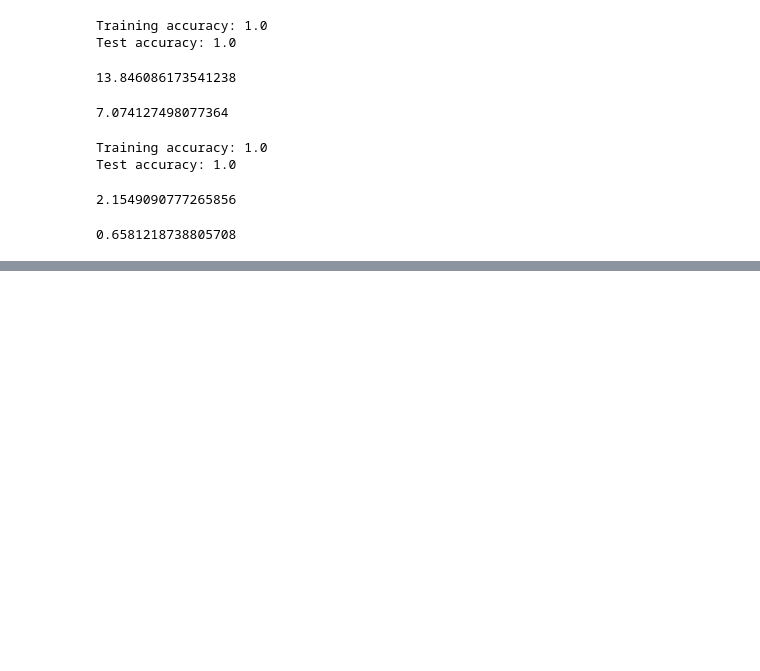
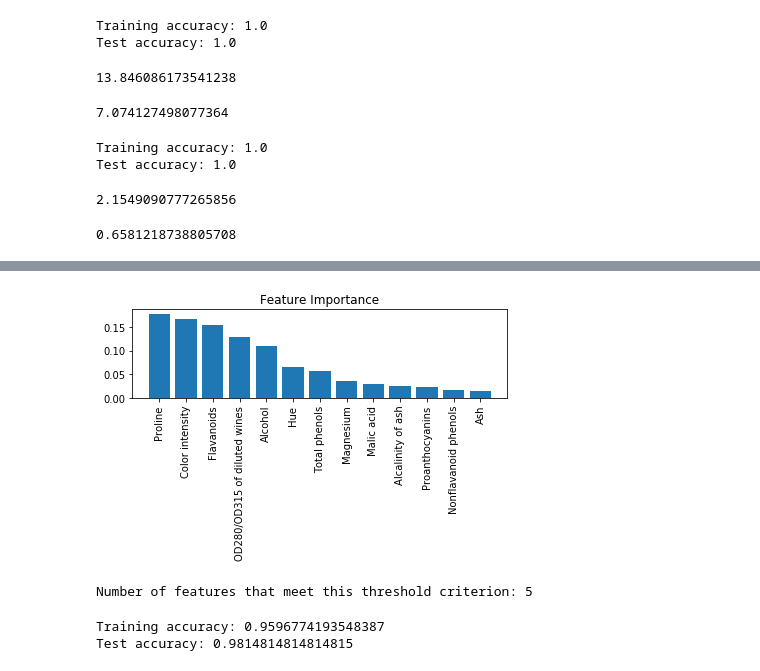
Before and after one commit to cbare/python_machine_learning_book, a Jupyter notebook: notebooks/ch04-wine.ipynb, the cells around one changed output, grey strips where cells are left out. Drawn from its saved outputs; the diff is of its cells as text; code cells hidden in the pictures; blank space fills up the shorter version.

Commit message:
feature selection

```diff
--- a/notebooks/ch04-wine.ipynb
+++ b/notebooks/ch04-wine.ipynb
@@ -144,0 +148,5 @@ plt.show()
+# %%
+#forest = RandomForestClassifier(n_estimators=500, random_state=1)
+forest = RandomForestClassifier(n_estimators=1000)
+forest.fit(X_train, y_train)
+forest.score(X_train, y_train)
@@ -144,0 +155,9 @@ plt.show()
+# %%
+feat_labels = df_wine.columns[1:]
+# %%
+df_feature_importance = pd.DataFrame({
+    'feature': feat_labels,
+    'importance': forest.feature_importances_,
+}).sort_values(by='importance', ascending=False)
+
+df_feature_importance
@@ -144,0 +179,31 @@ plt.show()
+# %%
+plt.title('Feature Importance')
+plt.bar(range(X_train.shape[1]),
+        df_feature_importance.importance,
+        align='center')
+
+plt.xticks(range(X_train.shape[1]),
+           df_feature_importance.feature,
+           rotation=90)
+plt.xlim([-1, X_train.shape[1]])
+plt.tight_layout()
+plt.show()
+# %% [output]
+[figure, added]
+# %%
+from sklearn.feature_selection import SelectFromModel
+
+sfm = SelectFromModel(forest, threshold=0.1, prefit=True)
+X_selected = sfm.transform(X_train)
+print('Number of features that meet this threshold criterion:',
+      X_selected.shape[1])
+# %% [output]
+Number of features that meet this threshold criterion: 5
+# %%
+lr = LogisticRegression(solver='lbfgs', multi_class='ovr', penalty='l2', C=1.0, max_iter=1000)
+lr.fit(X_selected, y_train)
+print('Training accuracy:', lr.score(X_selected, y_train))
+print('Test accuracy:', lr.score(sfm.transform(X_test), y_test))
+# %% [output]
+Training accuracy: 0.9596774193548387
+Test accuracy: 0.9814814814814815
```
Also changed, not shown: parts of 5 cells of this notebook, 1 other file.
